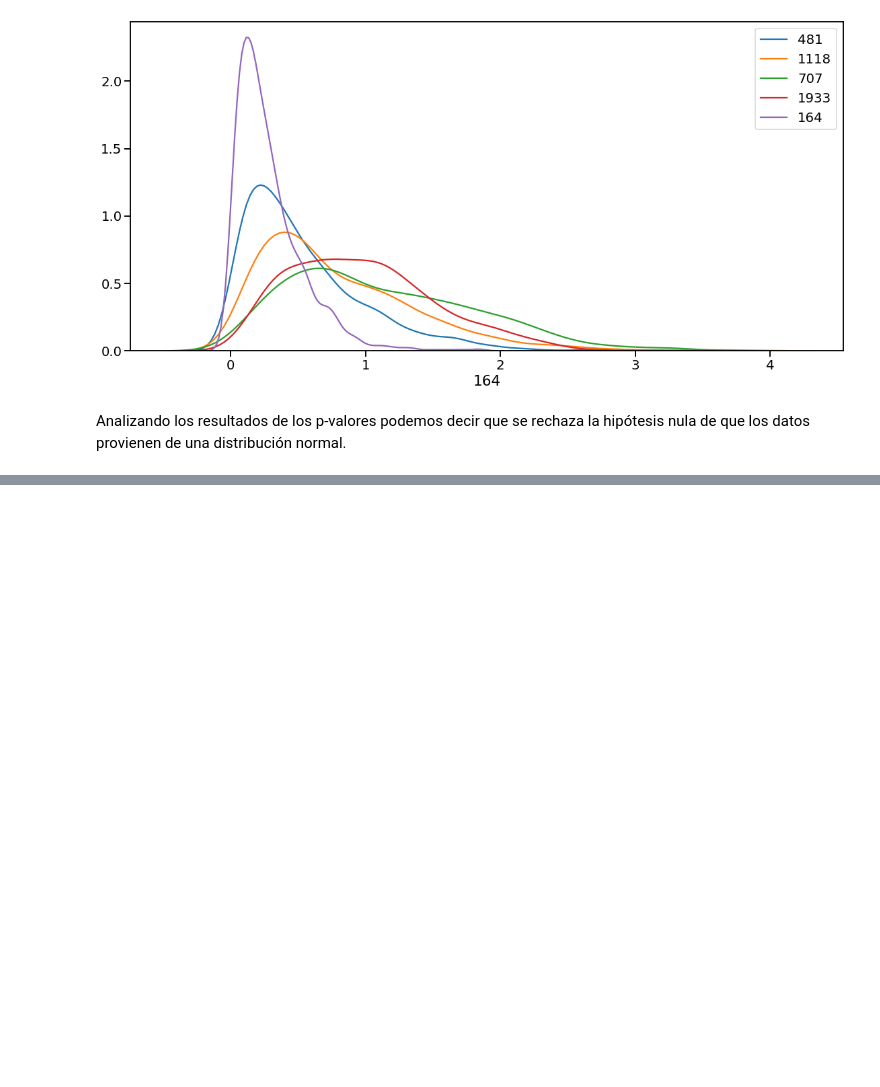
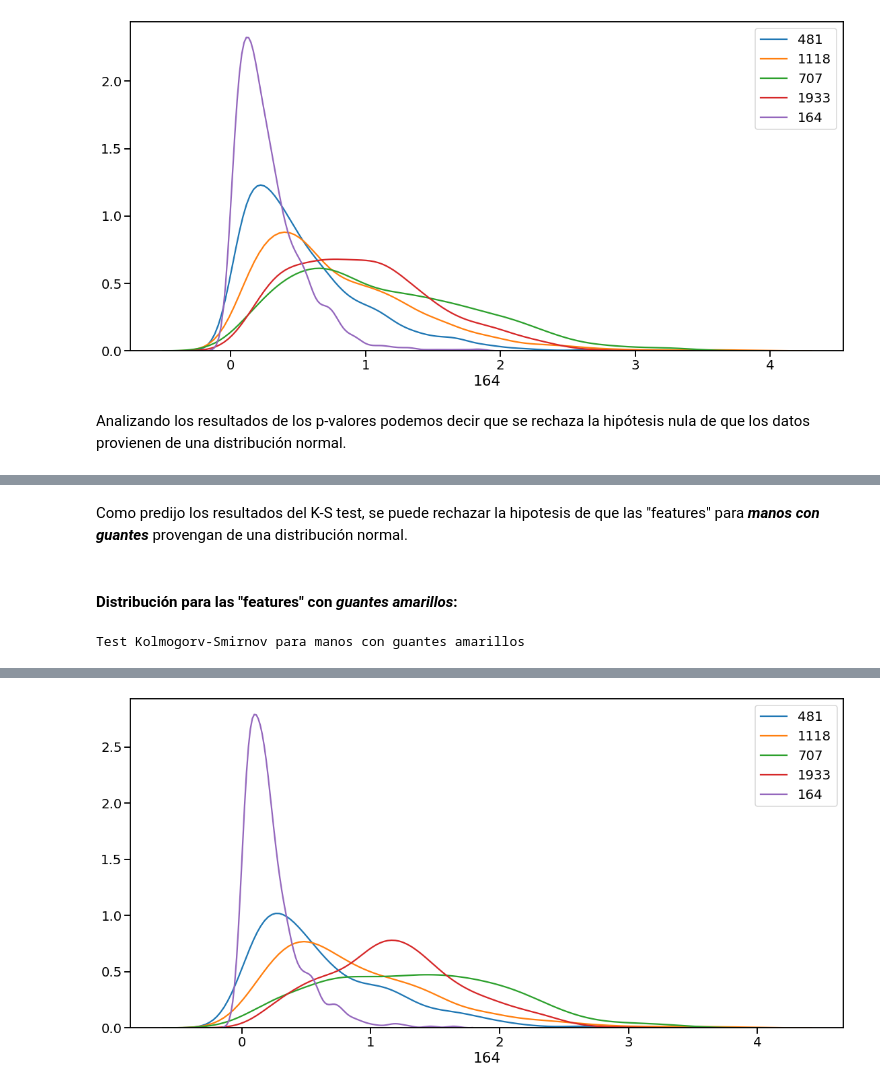
Before and after one commit to leorodriguez/mentoria-diplodatos-grupo2, a Jupyter notebook: mentoria_grupo2_entrega1.ipynb, the cells around one changed output, grey strips where cells are left out. Cells and saved outputs as stored; diff of their text form; code cells hidden in the pictures; blank space fills up the shorter version.

```diff
--- a/mentoria_grupo2_entrega1.ipynb
+++ b/mentoria_grupo2_entrega1.ipynb
@@ -548,0 +603,50 @@ Analizando los resultados de los p-valores podemos decir que se rechaza la hipó
+# %% [markdown]
+Como predijo los resultados del K-S test, se puede rechazar la hipotesis de que las "features" para ***manos con guantes*** provengan de una distribución normal.
+# %% [markdown]
+#### Distribución para las **"features"** con ***guantes amarillos***:
+# %%
+k_tests_con_guante = []
+plt.figure(figsize=(19,9))
+for feature in selected.index:
+    x     = data[data.color == "amarillo"][str(feature)]
+    mu    = np.mean( x )
+    std   = np.std( x )
+    n     = len( x )
+    #test  = [ (y - mu)/(std*np.sqrt(n)) for y in x ]
+    #Normalizo
+    #x_normalizado = preprocessing.normalize([x])
+    x_normalizado = x
+    mu    = np.mean( x_normalizado )
+    std   = np.std(x_normalizado )
+    n     = len( x_normalizado )
+    sns.distplot(x_normalizado, label=str(feature),  kde=True, hist=False)
+
+    #kolmogorv-s
+    s, p  = stats.kstest(x_normalizado,'norm',args=(mu,std))
+    #s, p  = stats.kstest(x_normalizado,'rayleigh',args=(0,mu))
+
+    #Aproximo una mezcla de gaussianas
+    gauss_kde    = stats.gaussian_kde(x)
+
+    #Testeo
+    s1, p1 = stats.kstest(x,gauss_kde)
+    #print( feature, s1, p1 )
+
+    k_tests_con_guante.append( {
+        'Feature': str(feature),
+        'Estadístico    (Distribución Normal)': s,
+        'p-valor': p,
+        'Estadístico    (Dist. Gauss. KDE)': s1,
+        "p-valor'": p1,
+        'Media': mu,
+        'Desviación estándar': std,
+        'N': n
+    } )
+
+    #k_tests.append(( reg,s,pv,mu,std,n))
+plt.legend()
+k_tests_con_guante_df = pd.DataFrame(k_tests_con_guante)
+print("Test Kolmogorv-Smirnov para manos con guantes amarillos")
+k_tests_con_guante_df
+# %% [output]
+Test Kolmogorv-Smirnov para manos con guantes amarillos
@@ -548,0 +659 @@ Analizando los resultados de los p-valores podemos decir que se rechaza la hipó
+[figure, added]
```
Also changed, not shown: parts of 22 cells of this notebook.
